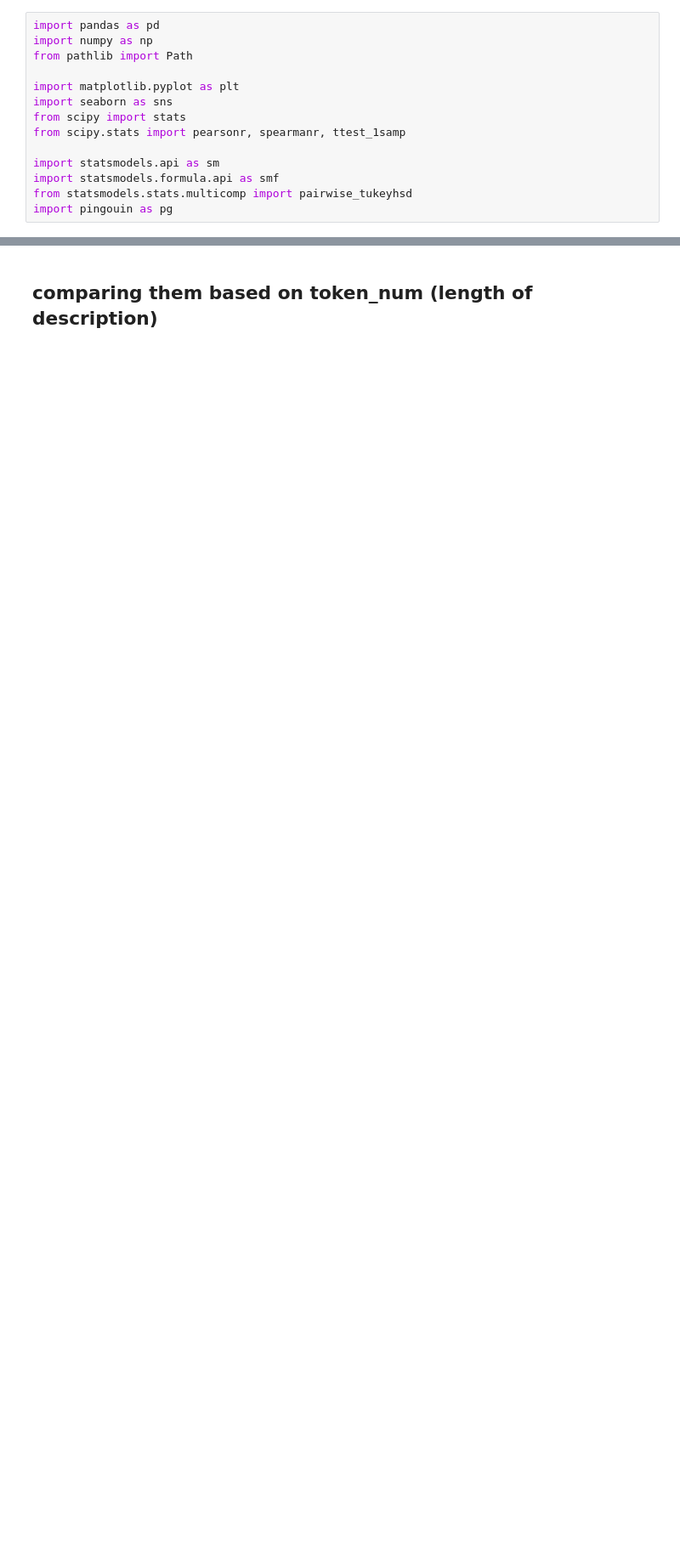
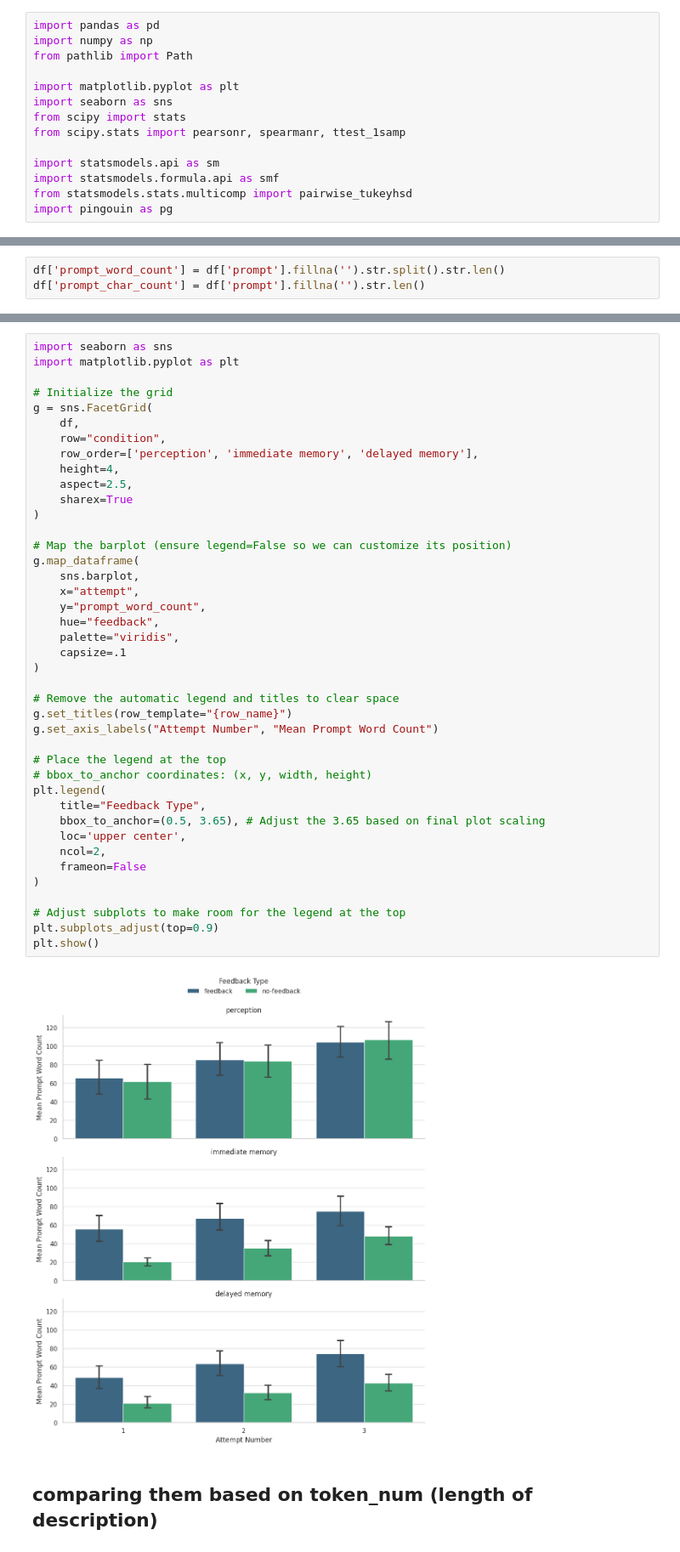
Before and after one commit to AnatKordon/Imagination_in_translation, a Jupyter notebook: analysis/nlp_analysis/feedback_vs_no_feedback.ipynb, the cells around one changed output, grey strips where cells are left out. Shown at 85% size. Drawn from its saved outputs; the diff is of its cells as text; blank space fills up the shorter version.

```diff
--- a/analysis/nlp_analysis/feedback_vs_no_feedback.ipynb
+++ b/analysis/nlp_analysis/feedback_vs_no_feedback.ipynb
@@ -65,0 +117,3 @@ df_feedback_w_token_num = pd.read_csv("/mnt/hdd/anatkorol/Imagination_in_transla
+# %%
+df['prompt_word_count'] = df['prompt'].fillna('').str.split().str.len()
+df['prompt_char_count'] = df['prompt'].fillna('').str.len()
@@ -66,2 +137,45 @@ df_feedback_w_token_num = pd.read_csv("/mnt/hdd/anatkorol/Imagination_in_transla
+# %%
+import seaborn as sns
+import matplotlib.pyplot as plt
+
+# Initialize the grid
+g = sns.FacetGrid(
+    df,
+    row="condition",
+    row_order=['perception', 'immediate memory', 'delayed memory'],
+    height=4,
+    aspect=2.5,
+    sharex=True
+)
+
+# Map the barplot (ensure legend=False so we can customize its position)
+g.map_dataframe(
+    sns.barplot,
+    x="attempt",
+    y="prompt_word_count",
+    hue="feedback",
+    palette="viridis",
+    capsize=.1
+)
+
+# Remove the automatic legend and titles to clear space
+g.set_titles(row_template="{row_name}")
+g.set_axis_labels("Attempt Number", "Mean Prompt Word Count")
+
+# Place the legend at the top
+# bbox_to_anchor coordinates: (x, y, width, height)
+plt.legend(
+    title="Feedback Type",
+    bbox_to_anchor=(0.5, 3.65), # Adjust the 3.65 based on final plot scaling
+    loc='upper center',
+    ncol=2,
+    frameon=False
+)
+
+# Adjust subplots to make room for the legend at the top
+plt.subplots_adjust(top=0.9)
+plt.show()
+# %% [output]
+[figure, added]
 # %% [markdown]
 ## comparing them based on token_num (length of description)
```
Also changed, not shown: parts of 14 cells of this notebook, 9 other files.
